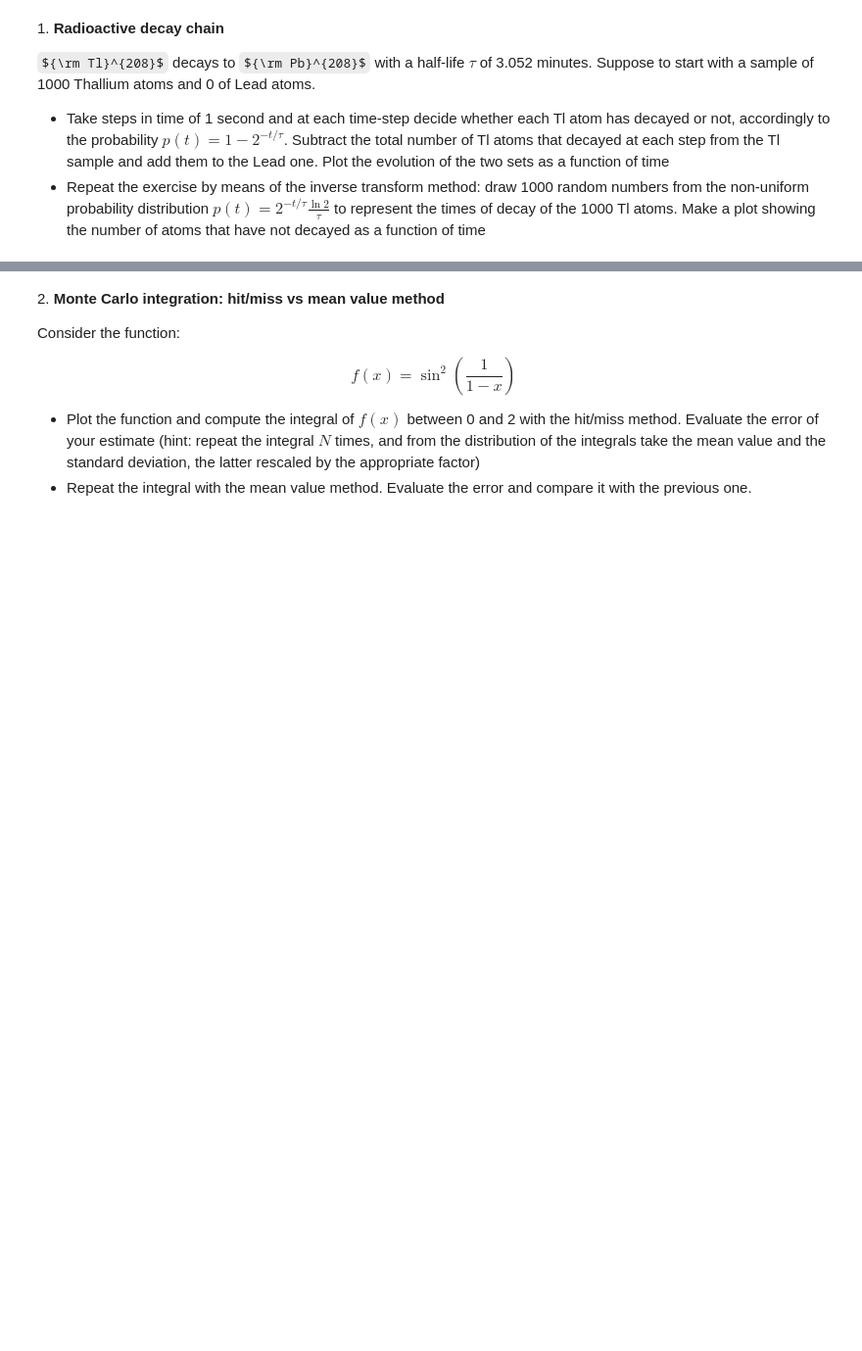
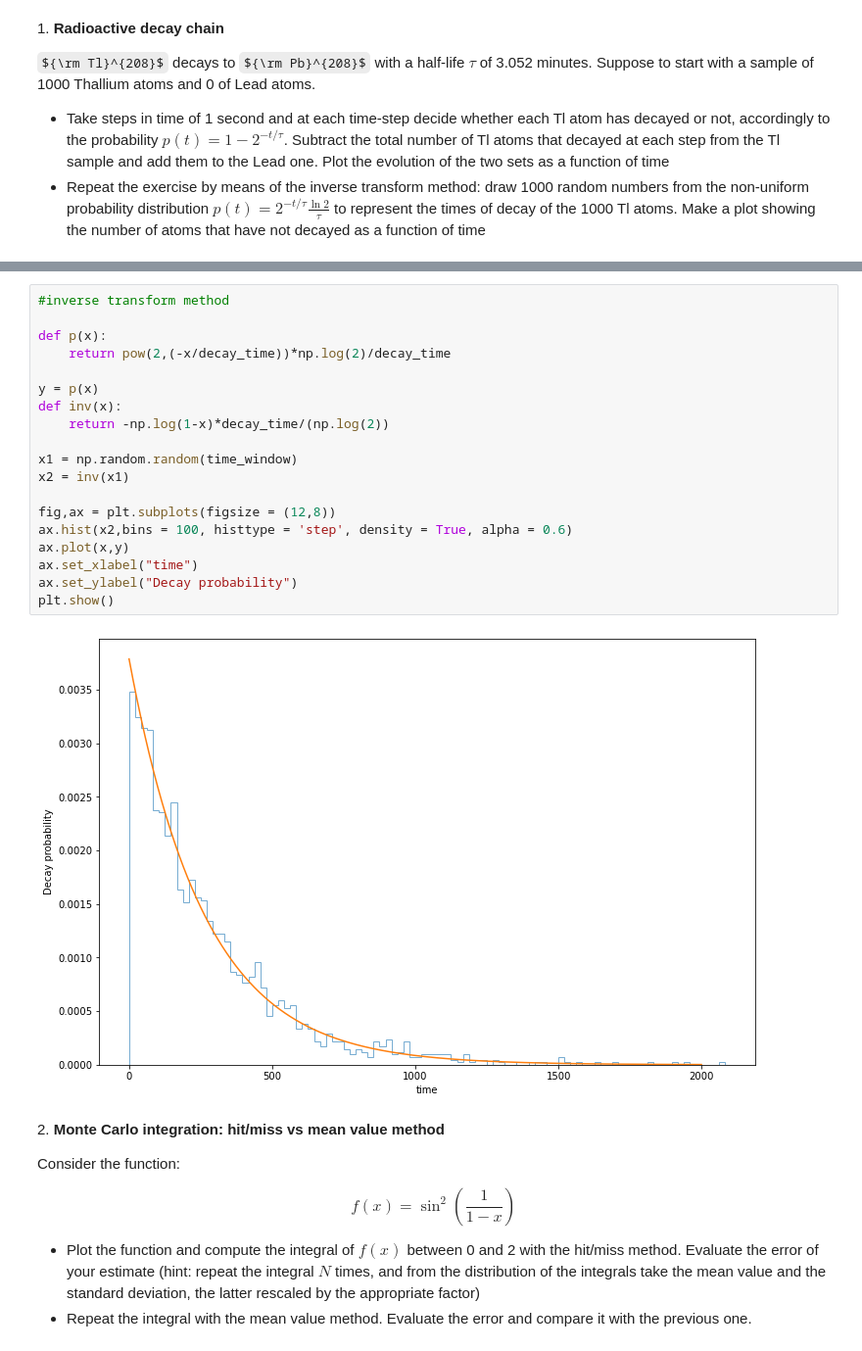
Before and after one commit to zucchett/HighLevelProgramming2021, a Jupyter notebook: 11ex_montecarlo.ipynb, the cells around one changed output, grey strips where cells are left out. Shown at 98% size. Saved outputs shown, nothing was run; the diff lists cells and outputs as text; some formulas as TeX source; blank space fills up the shorter version.

```diff
--- a/11ex_montecarlo.ipynb
+++ b/11ex_montecarlo.ipynb
@@ -19,3 +40,24 @@ def prob(t,tau):
+# %%
+#inverse transform method
+
+def p(x):
+    return pow(2,(-x/decay_time))*np.log(2)/decay_time
+
+y = p(x)
+def inv(x):
+    return -np.log(1-x)*decay_time/(np.log(2))
+
+x1 = np.random.random(time_window)
+x2 = inv(x1)
+
+fig,ax = plt.subplots(figsize = (12,8))
+ax.hist(x2,bins = 100, histtype = 'step', density = True, alpha = 0.6)
+ax.plot(x,y)
+ax.set_xlabel("time")
+ax.set_ylabel("Decay probability")
+plt.show()
+# %% [output]
+[figure, added]
 # %% [markdown]
 2\. **Monte Carlo integration: hit/miss vs mean value method**
 
```
Also changed, not shown: parts of 6 cells of this notebook.
